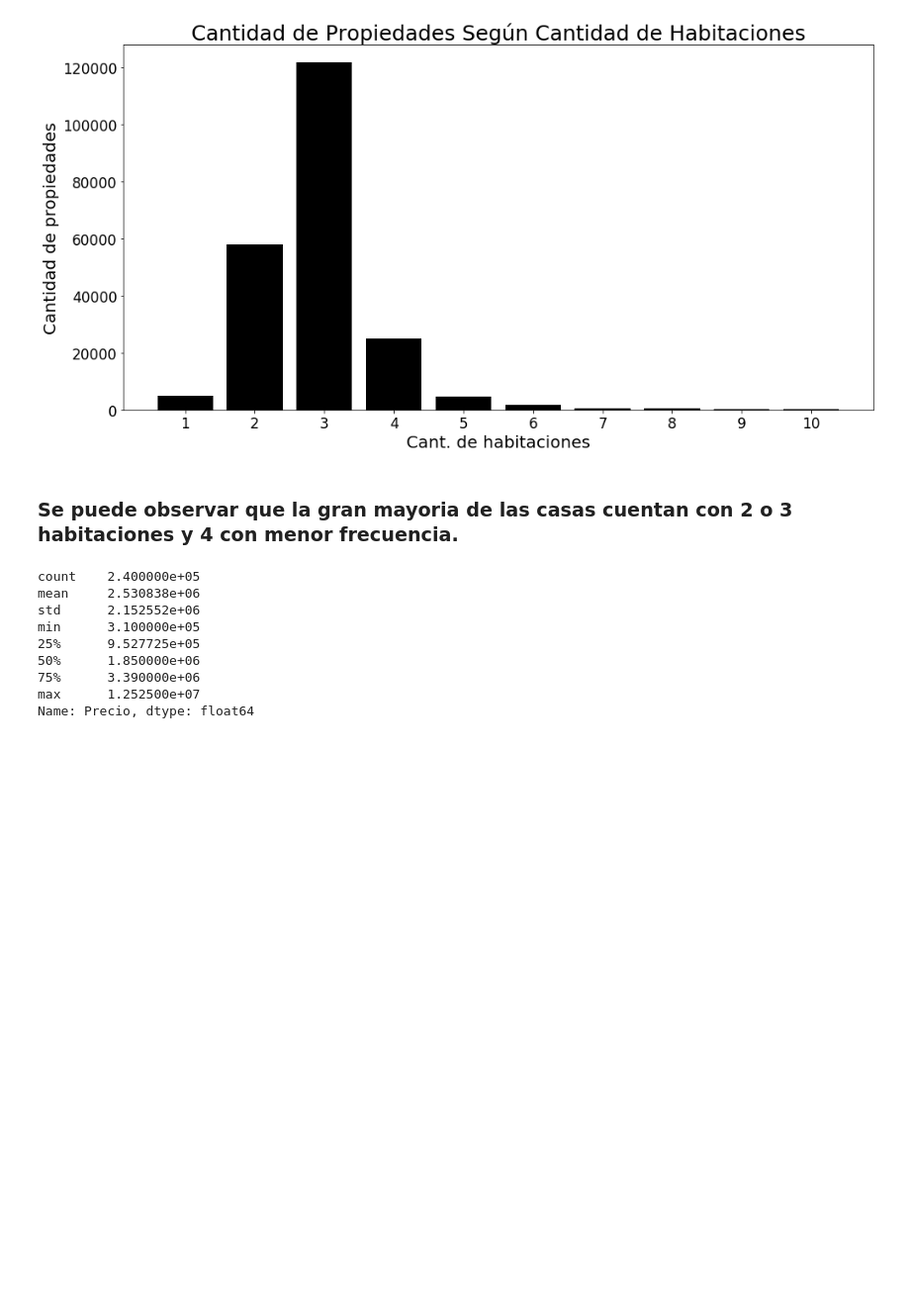
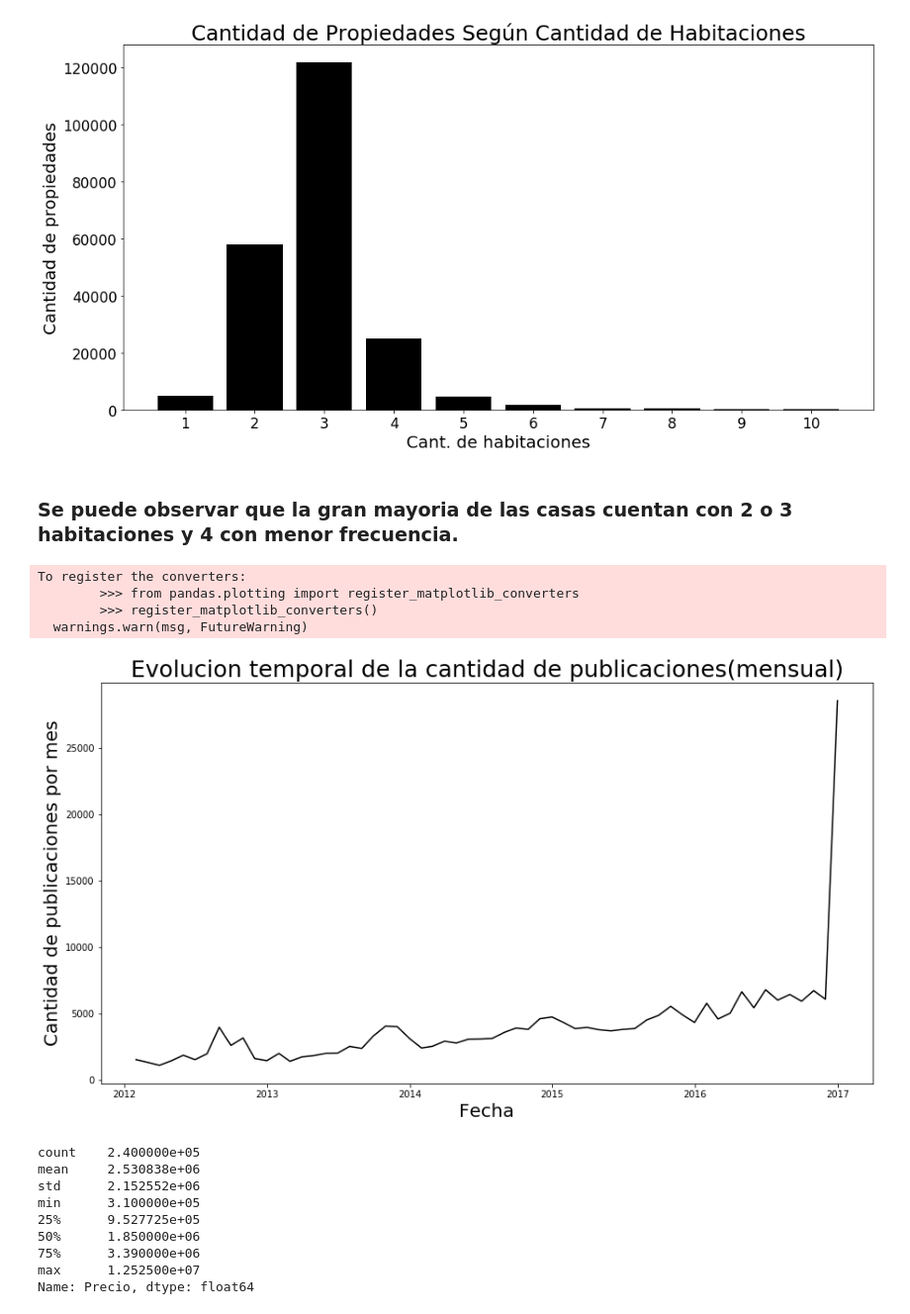
Before and after one commit to komod0/TPs-Org.Datos, a Jupyter notebook: tp1/nbesteban.ipynb, the cells around one changed output. Shown at 99% size. Saved outputs shown, nothing was run; the diff lists cells and outputs as text; code cells hidden in the pictures; blank space fills up the shorter version.

```diff
--- a/tp1/nbesteban.ipynb
+++ b/tp1/nbesteban.ipynb
@@ -348,3 +350,23 @@ plt.tick_params(axis='both', which='minor', labelsize = 17)
+# %%
+df_pubmes["Fecha"] = df_pubmes["Fecha"].astype('datetime64')
+# %%
+df_pubmes.index = df_pubmes["Fecha"]
+# %%
+df_pubmes = pd.DataFrame(df_pubmes.resample('M').size()).reset_index()
+# %%
+df_pubmes = df_pubmes.rename(columns={0:"Cantidad"})
+# %%
+plt.figure(figsize=(15,8))
+plt.plot("Fecha", "Cantidad", data=df_pubmes, color="black")
+plt.title("Evolucion temporal de la cantidad de publicaciones(mensual)", fontsize=25)
+plt.xlabel("Fecha", fontsize=20)
+plt.ylabel("Cantidad de publicaciones por mes", fontsize=20);
+# %% [output]
+To register the converters:
+        >>> from pandas.plotting import register_matplotlib_converters
+        >>> register_matplotlib_converters()
+  warnings.warn(msg, FutureWarning)
+[figure, added]
 # %%
 dfok['Precio'].describe()
 # %% [output]
```
Also changed, not shown: parts of 34 cells of this notebook.
